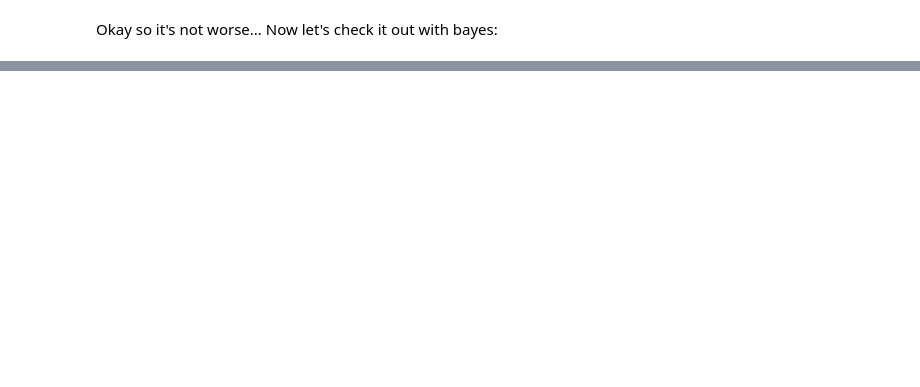
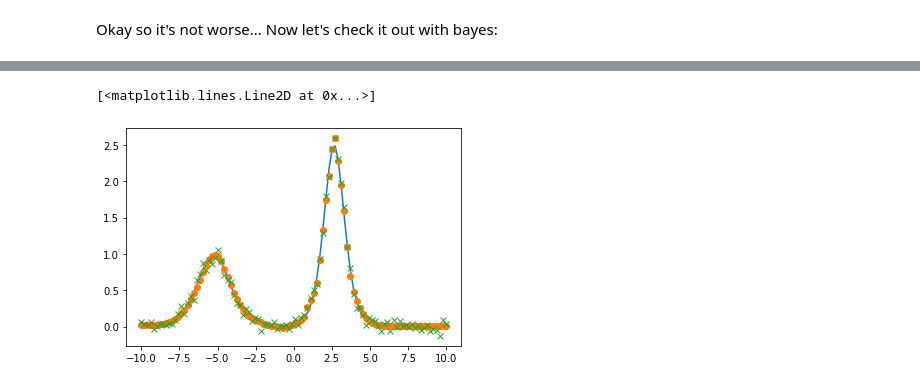
Before and after one commit to GJBoth/modax, a Jupyter notebook: notebooks/dynamic/conditional_gaussian/weighted_least_squares.ipynb, the cells around one changed output, grey strips where cells are left out. Saved outputs shown, nothing was run; the diff lists cells and outputs as text; code cells hidden in the pictures; blank space fills up the shorter version.

Commit message:
Bayes messing.

```diff
--- a/notebooks/dynamic/conditional_gaussian/weighted_least_squares.ipynb
+++ b/notebooks/dynamic/conditional_gaussian/weighted_least_squares.ipynb
@@ -527,0 +446,8 @@ DeviceArray([1.        , 1.        , 1.        , 1.        , 1.        ,
+# %%
+# Now let's try and get the coeffs based on the mse distance
+w = jnp.diag((1 / ((prediction - y)**2 + 1e-8)).squeeze())
+X_prime = w @ theta
+y_prime = w @ dt
+
+coeffs_mse = jnp.linalg.lstsq(X_prime, y_prime)[0]
+print(coeffs_mse)
@@ -527,0 +508,17 @@ DeviceArray([1.        , 1.        , 1.        , 1.        , 1.        ,
+# %%
+model = DeepmodBayes([30, 30, 30, 1])
+variables = model.init(key, X)
+
+optimizer = optim.Adam(learning_rate=2e-3, beta1=0.99, beta2=0.99)
+state, params = variables.pop("params")
+optimizer = optimizer.create(params)
+# %%
+# only train mse, stop at minimum mse testset
+optimizer, state = train_probabilistic_simple(
+    model,
+    optimizer,
+    state,
+    loss_fn_weighted_reg,
+    X,
+    y,
+    max_epochs=5000)
@@ -527,0 +532,3 @@ DeviceArray([1.        , 1.        , 1.        , 1.        , 1.        ,
+# %%
+variables = {"params": optimizer.target, **state}
+prediction, dt, theta, coeffs, _ = model.apply(variables, X, mutable=list(state.keys()))[0]
@@ -527,0 +550,8 @@ DeviceArray([1.        , 1.        , 1.        , 1.        , 1.        ,
+# %%
+frame = 3
+plt.plot(x, u[frame, :])
+plt.plot(x, prediction.reshape(x_grid.shape)[frame, :], 'o')
+plt.plot(x, y.reshape(x_grid.shape)[frame, :], 'x')
+# %% [output]
+[<matplotlib.lines.Line2D at 0x...>]
+[figure, added]
```
Also changed, not shown: parts of 44 cells of this notebook, 6 other files.
